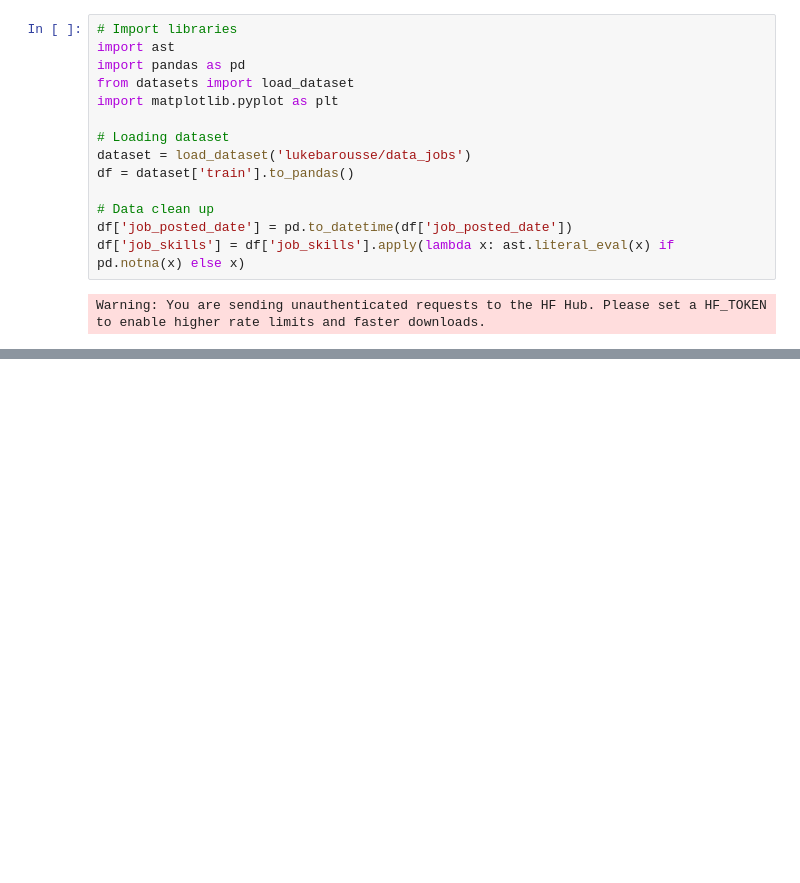
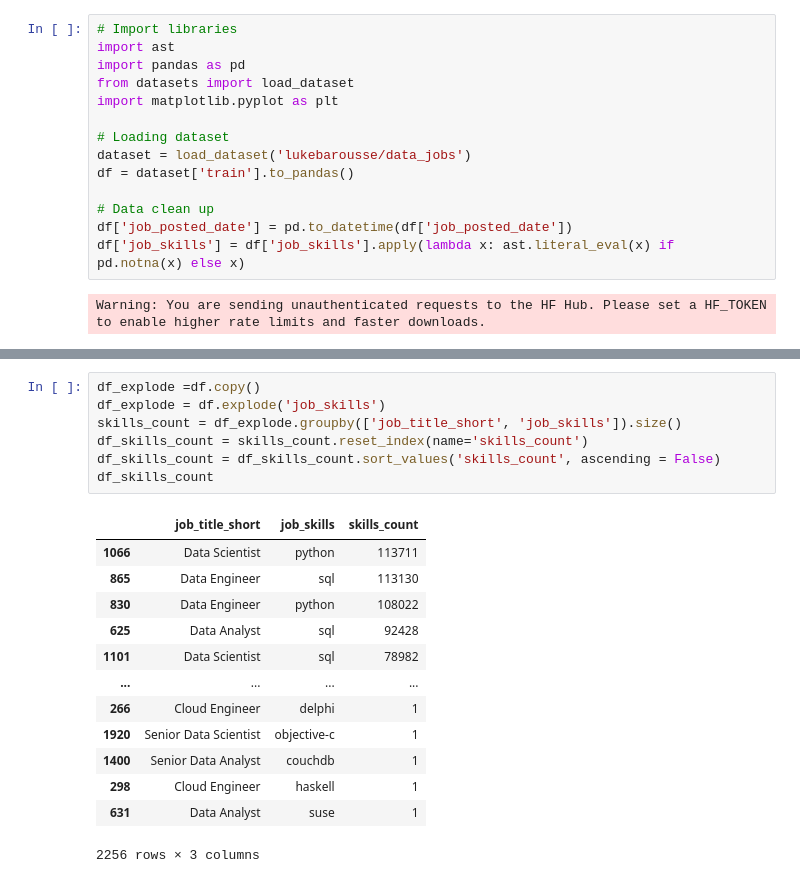
Before and after one commit to forestwong1206/Python_beginner_project, a Jupyter notebook: Advanced/13_matplotlib_formatting_plots.ipynb, the cells around one changed output, grey strips where cells are left out. Drawn from its saved outputs; the diff is of its cells as text; blank space fills up the shorter version.

```diff
--- a/Advanced/13_matplotlib_formatting_plots.ipynb
+++ b/Advanced/13_matplotlib_formatting_plots.ipynb
@@ -23,0 +61,21 @@ TypeError: cannot unpack non-iterable Axes object
+# %%
+df_explode =df.copy()
+df_explode = df.explode('job_skills')
+skills_count = df_explode.groupby(['job_title_short', 'job_skills']).size()
+df_skills_count = skills_count.reset_index(name='skills_count')
+df_skills_count = df_skills_count.sort_values('skills_count', ascending = False)
+df_skills_count
+# %% [output]
+|  | job_title_short | job_skills | skills_count |
+| 1066 | Data Scientist | python | 113711 |
+| 865 | Data Engineer | sql | 113130 |
+| 830 | Data Engineer | python | 108022 |
+| 625 | Data Analyst | sql | 92428 |
+| 1101 | Data Scientist | sql | 78982 |
+| ... | ... | ... | ... |
+| 266 | Cloud Engineer | delphi | 1 |
+| 1920 | Senior Data Scientist | objective-c | 1 |
+| 1400 | Senior Data Analyst | couchdb | 1 |
+| 298 | Cloud Engineer | haskell | 1 |
+| 631 | Data Analyst | suse | 1 |
+2256 rows × 3 columns
```
Also changed, not shown: parts of 6 cells of this notebook, 10 other files.
